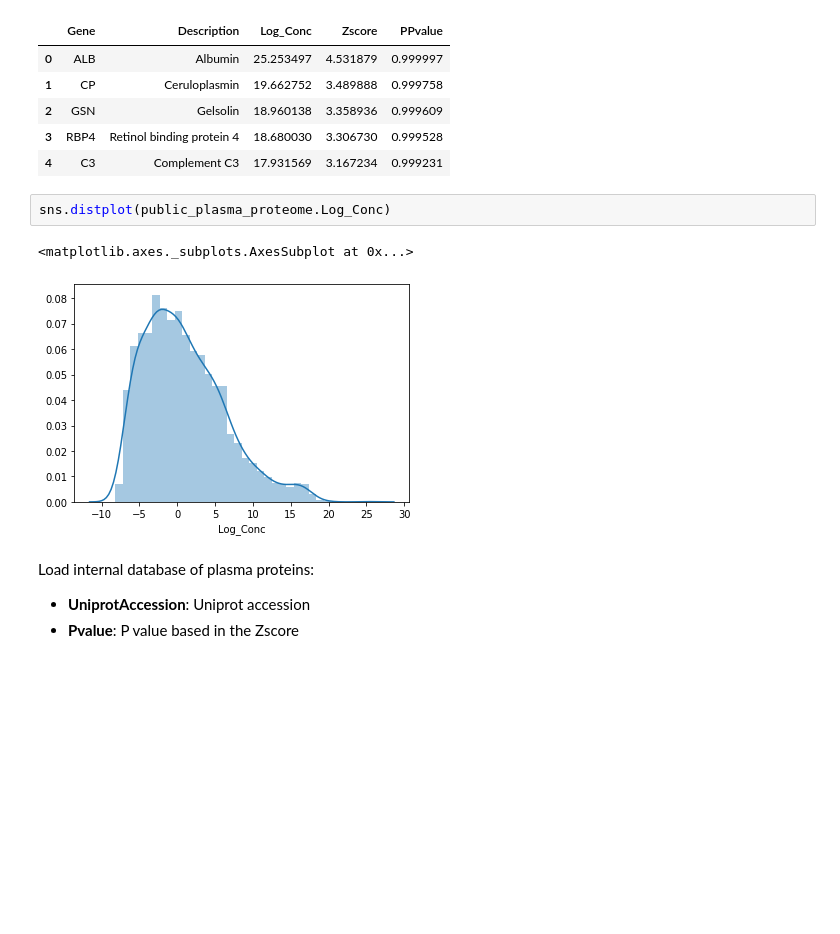
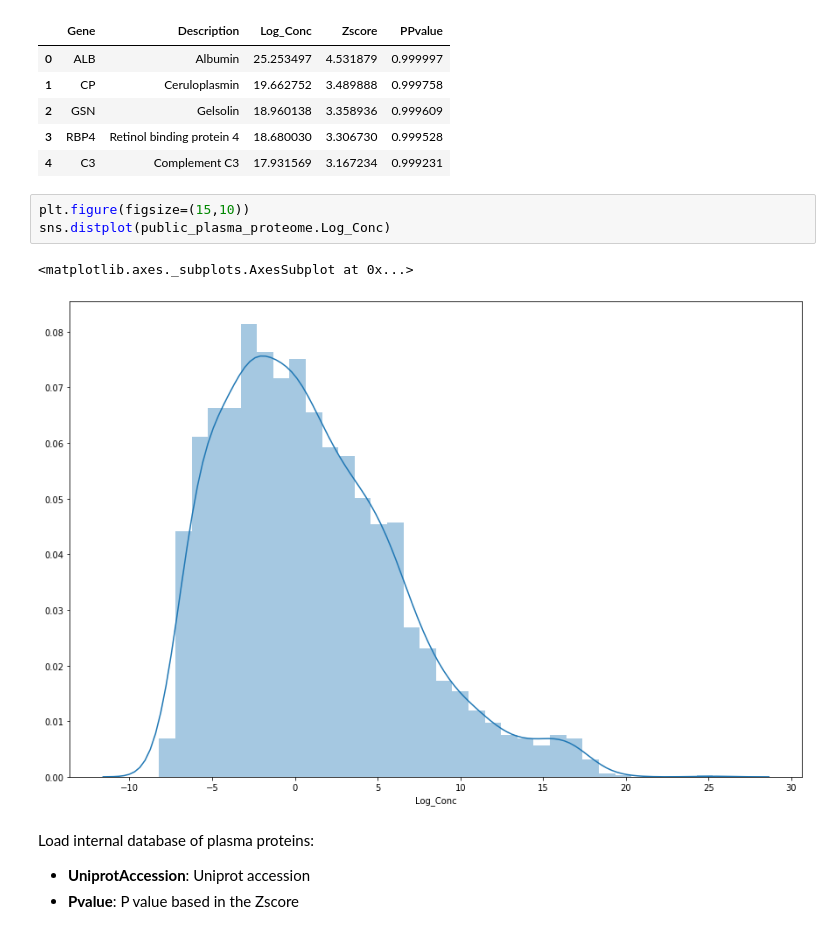
Before and after one commit to ypriverol/ms1, a Jupyter notebook: analyze-ms1-data.ipynb, the cells around one changed output. Saved outputs shown, nothing was run; the diff lists cells and outputs as text; blank space fills up the shorter version.

```diff
--- a/analyze-ms1-data.ipynb
+++ b/analyze-ms1-data.ipynb
@@ -28,10 +28,11 @@ public_plasma_proteome.head()
 | 3 | RBP4 | Retinol binding protein 4 | 18.680030 | 3.306730 | 0.999528 |
 | 4 | C3 | Complement C3 | 17.931569 | 3.167234 | 0.999231 |
 # %%
+plt.figure(figsize=(15,10))
 sns.distplot(public_plasma_proteome.Log_Conc)
 # %% [output]
 <matplotlib.axes._subplots.AxesSubplot at 0x...>
-[figure, old version]
+[figure, new version]
 # %% [markdown]
 Load internal database of plasma proteins:
 
```
Also changed, not shown: parts of 9 cells of this notebook.
